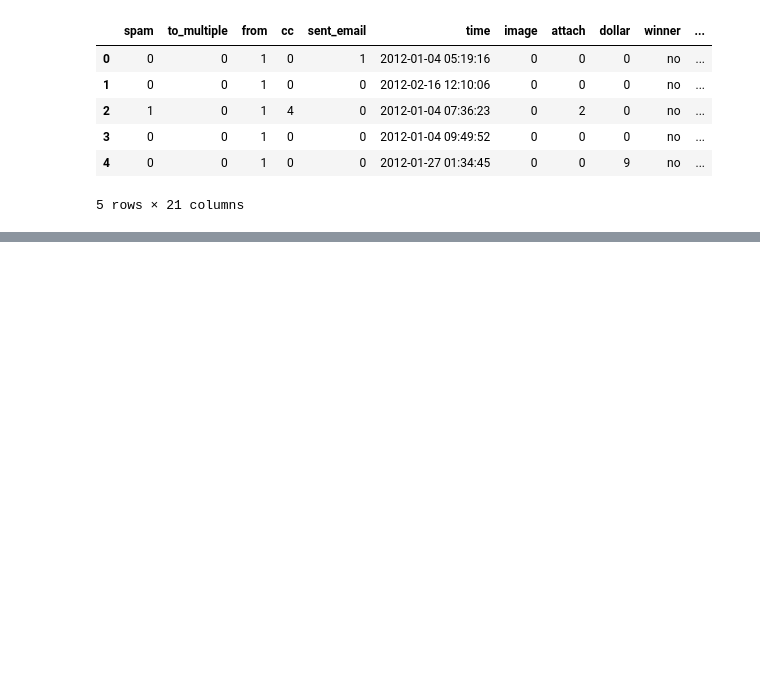
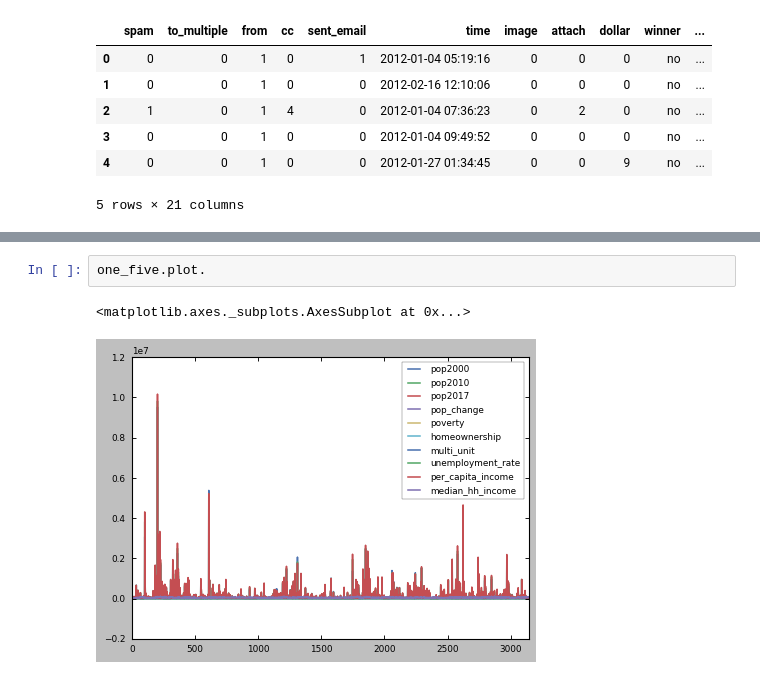
Before and after one commit to ukrainian-serge/open_intro_statistics, a Jupyter notebook: chap_1.1-.ipynb, the cells around one changed output, grey strips where cells are left out. Drawn from its saved outputs; the diff is of its cells as text; blank space fills up the shorter version.

```diff
--- a/chap_1.1-.ipynb
+++ b/chap_1.1-.ipynb
@@ -116,0 +135,5 @@ one_three.head()
+# %%
+one_five.plot.
+# %% [output]
+<matplotlib.axes._subplots.AxesSubplot at 0x...>
+[figure, added]
```
Also changed, not shown: parts of 11 cells of this notebook, 1 other file.
